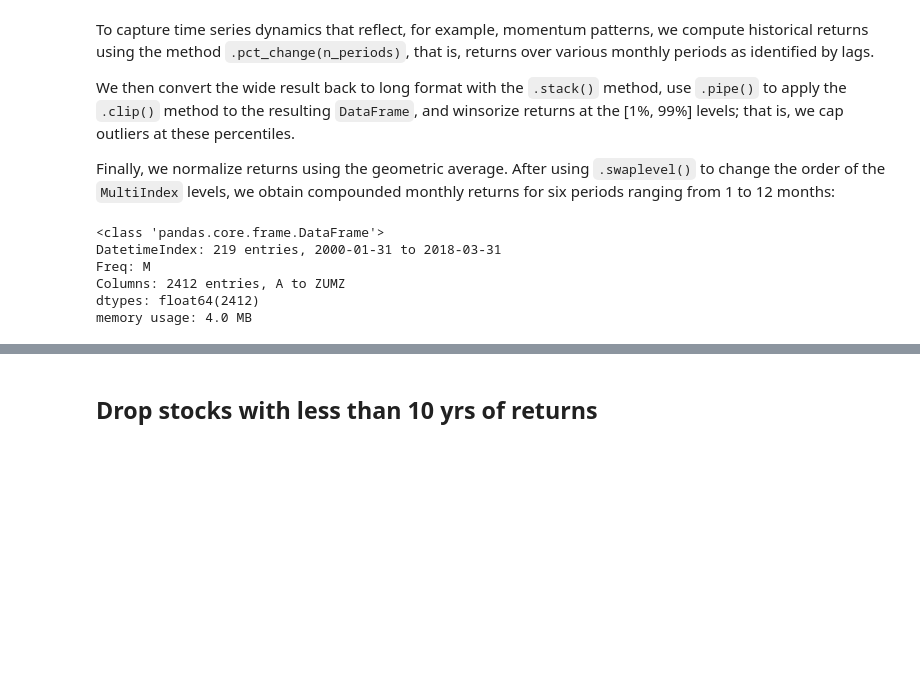
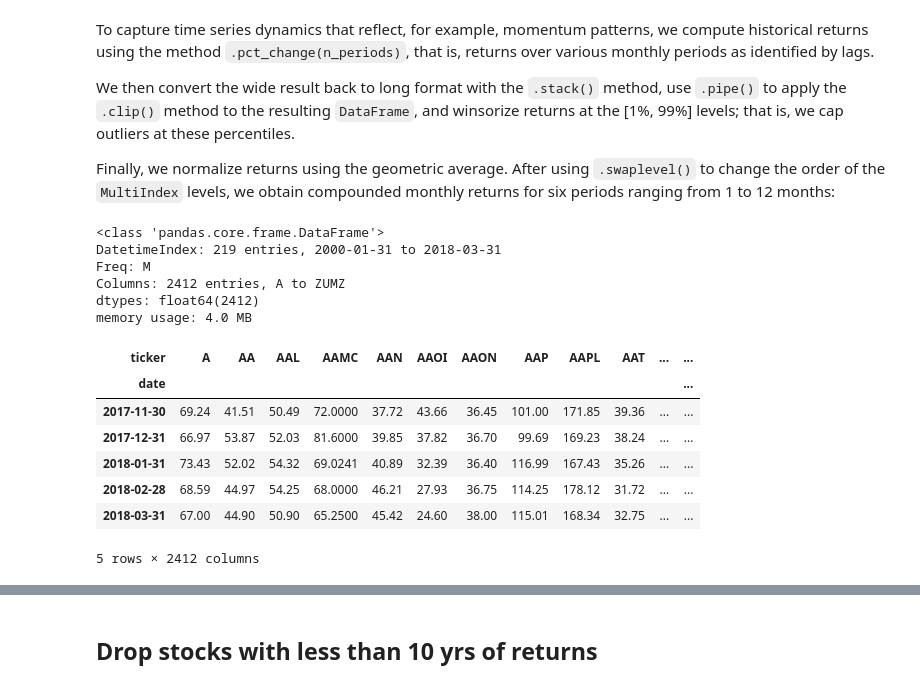
Before and after one commit to hacky1610/ML4T, a Jupyter notebook: 04_alpha_factor_research/01_feature_engineering.ipynb, the cells around one changed output, grey strips where cells are left out. Drawn from its saved outputs; the diff is of its cells as text; code cells hidden in the pictures; blank space fills up the shorter version.

```diff
--- a/04_alpha_factor_research/01_feature_engineering.ipynb
+++ b/04_alpha_factor_research/01_feature_engineering.ipynb
@@ -125,13 +139,22 @@ We then convert the wide result back to long format with the `.stack()` method,
 Finally, we normalize returns using the geometric average. After using `.swaplevel()` to change the order of the `MultiIndex` levels, we obtain compounded monthly returns for six periods ranging from 1 to 12 months:
 # %%
 monthly_prices.info()
+monthly_prices.tail()
 # %% [output]
 <class 'pandas.core.frame.DataFrame'>
 DatetimeIndex: 219 entries, 2000-01-31 to 2018-03-31
 Freq: M
 Columns: 2412 entries, A to ZUMZ
 dtypes: float64(2412)
 memory usage: 4.0 MB
+| ticker | A | AA | AAL | AAMC | AAN | AAOI | AAON | AAP | AAPL | AAT | ... | ... |
+| date |  |  |  |  |  |  |  |  |  |  |  | ... |
+| 2017-11-30 | 69.24 | 41.51 | 50.49 | 72.0000 | 37.72 | 43.66 | 36.45 | 101.00 | 171.85 | 39.36 | ... | ... |
+| 2017-12-31 | 66.97 | 53.87 | 52.03 | 81.6000 | 39.85 | 37.82 | 36.70 | 99.69 | 169.23 | 38.24 | ... | ... |
+| 2018-01-31 | 73.43 | 52.02 | 54.32 | 69.0241 | 40.89 | 32.39 | 36.40 | 116.99 | 167.43 | 35.26 | ... | ... |
+| 2018-02-28 | 68.59 | 44.97 | 54.25 | 68.0000 | 46.21 | 27.93 | 36.75 | 114.25 | 178.12 | 31.72 | ... | ... |
+| 2018-03-31 | 67.00 | 44.90 | 50.90 | 65.2500 | 45.42 | 24.60 | 38.00 | 115.01 | 168.34 | 32.75 | ... | ... |
+5 rows × 2412 columns
 # %%
 outlier_cutoff = 0.01
 data = pd.DataFrame()
```
Also changed, not shown: parts of 2 cells of this notebook, 8 other files.
